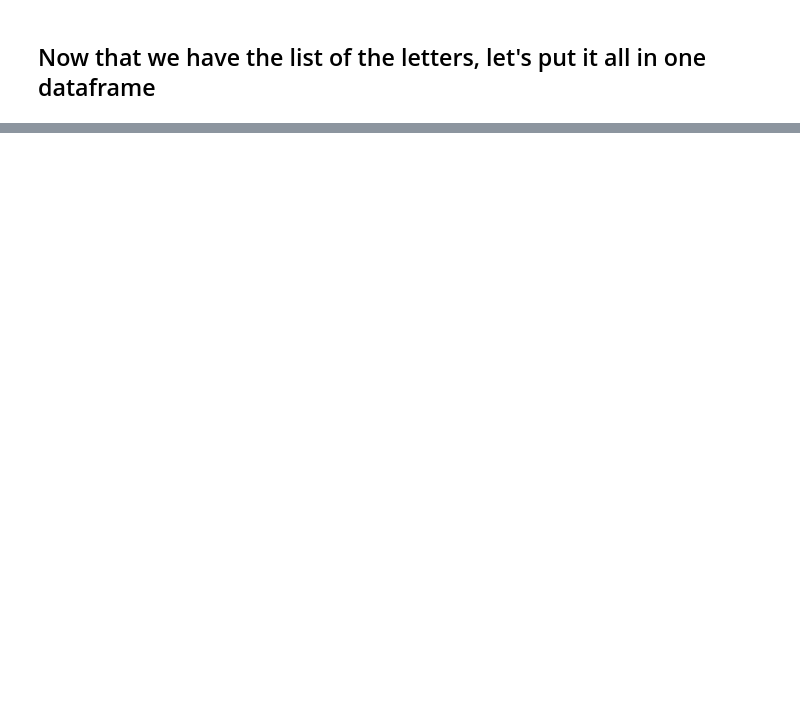
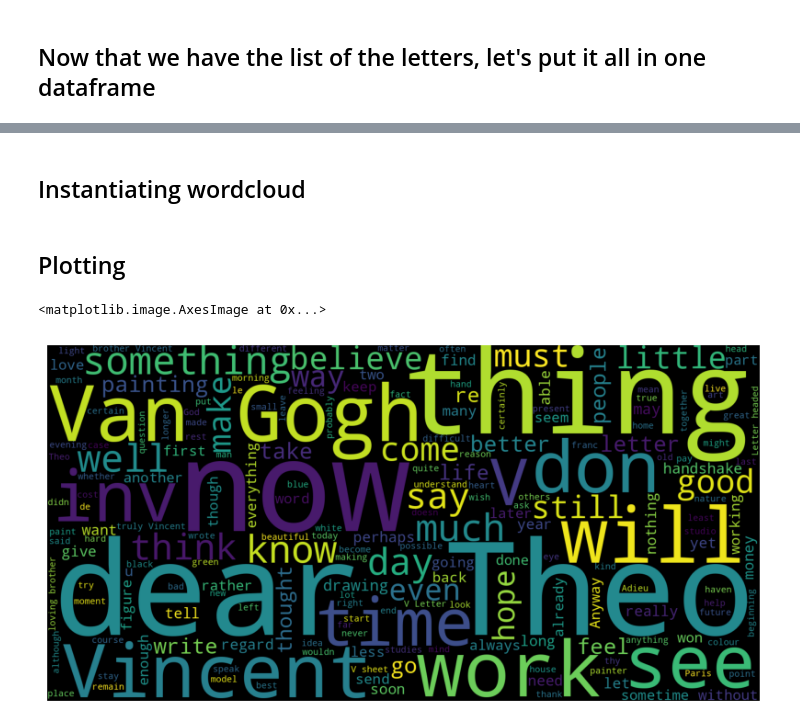
Before and after one commit to thecirocks/gogh, a Jupyter notebook: letters.ipynb, the cells around one changed output, grey strips where cells are left out. Drawn from its saved outputs; the diff is of its cells as text; code cells hidden in the pictures; blank space fills up the shorter version.

```diff
--- a/letters.ipynb
+++ b/letters.ipynb
@@ -310,0 +367,14 @@ with open(file_path, 'rb') as file:
+# %%
+#Using regex to remove certain patter from the bottom of the pages
+#pattern = r'[a-zA-Z]\d{3} a-c V\/\d{4} Sheet(s)? \d+ and \d+ were originally joined'
+pattern = r'[a-zA-Z]\d{3} a-c V\/\d{4} Sheet(s)? \d+ and \d+ were originally'
+
+#Explanation:
+
+#original text: b699 a-c V/1962 Sheets 2 and 3 were originally joine
+#[a-zA-Z]\d{3} finds any code like 'b699'
+#\d{4} finds 4 digit from the year like 1962
+#Sheet(s)? \d+ and \d+ finds sheets or sheet
+
+full_text = re.sub(pattern, ' ', full_text).strip()
+#replaces the patter for blank space, and with this eliminates those spaces
@@ -310,0 +436,3 @@ with open(file_path, 'rb') as file:
+# %%
+stopwords = set(STOPWORDS)
+stopwords
@@ -310,0 +457,19 @@ with open(file_path, 'rb') as file:
+# %%
+stopwords.update(["I", "Museum", "Original", "manuscript", "Amsterdam", "1962", "19My", "188My", "ll", "t", "s", "one", "d", "b", "isn", "m", "ve"])
+stopwords.update({str(i) for i in range(10)})
+# %% [markdown]
+## Instantiating wordcloud
+# %%
+wordcloud = WordCloud(stopwords=stopwords,
+                      background_color = "black",
+                      width=1600, height=800).generate(full_text)
+# %% [markdown]
+## Plotting
+# %%
+fig, ax = plt.subplots(figsize=(10,6))
+ax.imshow(wordcloud, interpolation='bilinear')
+ax.set_axis_off()
+plt.imshow(wordcloud)
+# %% [output]
+<matplotlib.image.AxesImage at 0x...>
+[figure, added]
```
Also changed, not shown: parts of 26 cells of this notebook, 2 other files.
